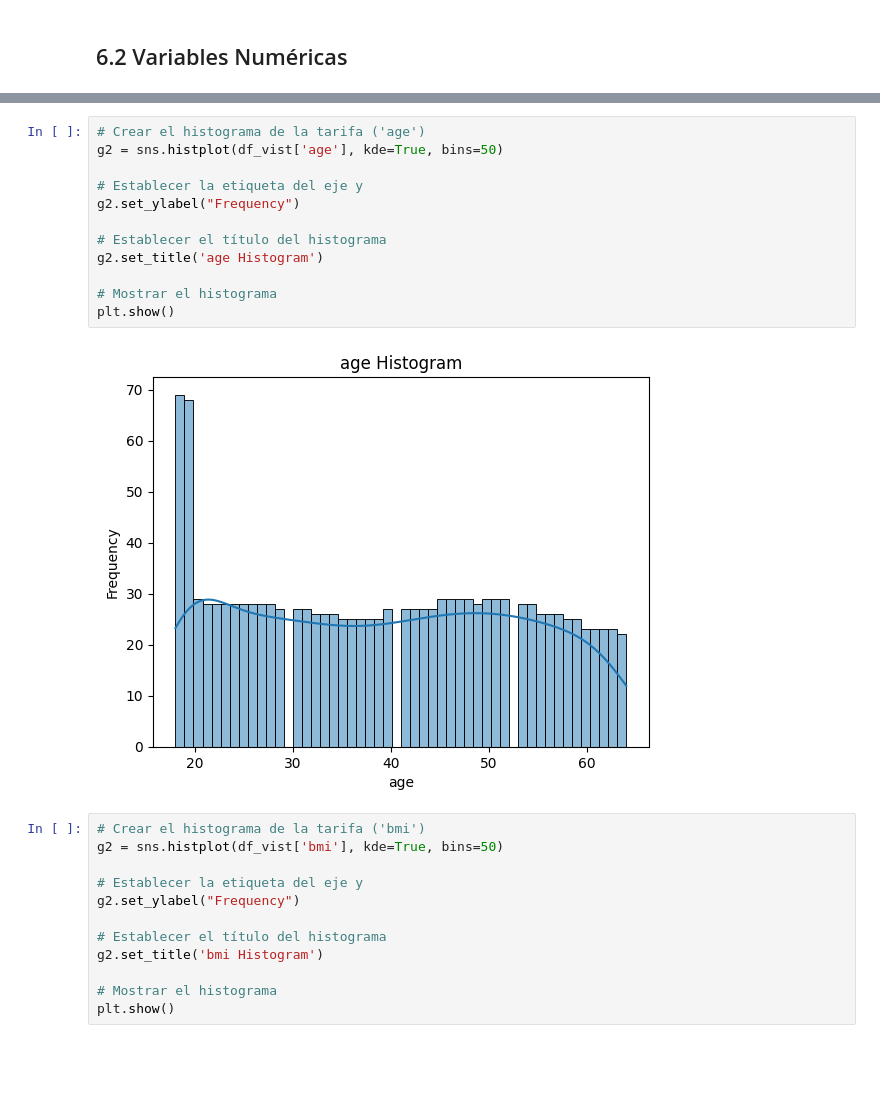
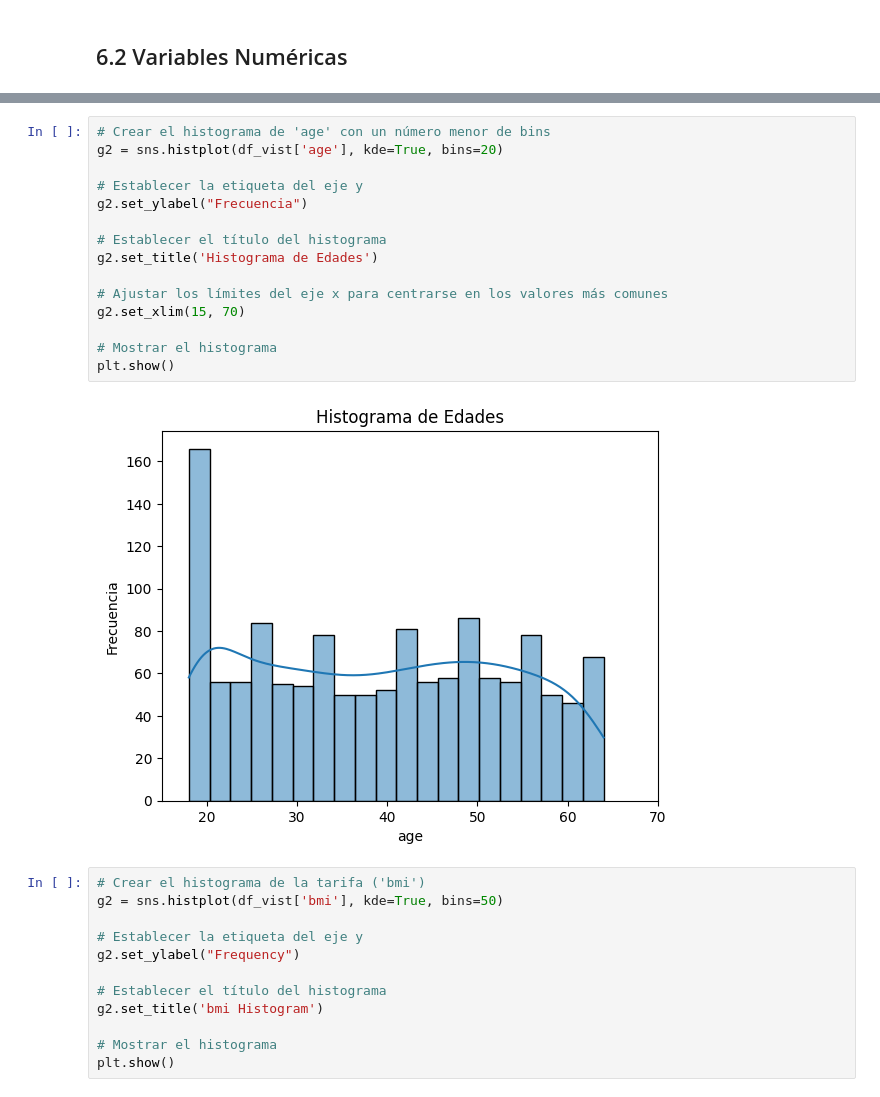
Before and after one commit to josem17-cyber/EDA_PySparkML, a Jupyter notebook: notebooks/EDA_Spark.ipynb, the cells around one changed output, grey strips where cells are left out. Cells and saved outputs as stored; diff of their text form; blank space fills up the shorter version.

Commit message:
histograma age corregido

```diff
--- a/notebooks/EDA_Spark.ipynb
+++ b/notebooks/EDA_Spark.ipynb
@@ -291,17 +242,20 @@ plt.show()
 # %%
-# Crear el histograma de la tarifa ('age')
-g2 = sns.histplot(df_vist['age'], kde=True, bins=50)
+# Crear el histograma de 'age' con un número menor de bins
+g2 = sns.histplot(df_vist['age'], kde=True, bins=20)
 
 # Establecer la etiqueta del eje y
-g2.set_ylabel("Frequency")
+g2.set_ylabel("Frecuencia")
 
 # Establecer el título del histograma
-g2.set_title('age Histogram')
+g2.set_title('Histograma de Edades')
+
+# Ajustar los límites del eje x para centrarse en los valores más comunes
+g2.set_xlim(15, 70)
 
 # Mostrar el histograma
 plt.show()
 # %% [output]
-[figure, old version]
+[figure, new version]
 # %%
 # Crear el histograma de la tarifa ('bmi')
 g2 = sns.histplot(df_vist['bmi'], kde=True, bins=50)
```
Also changed, not shown: parts of 10 cells of this notebook.
